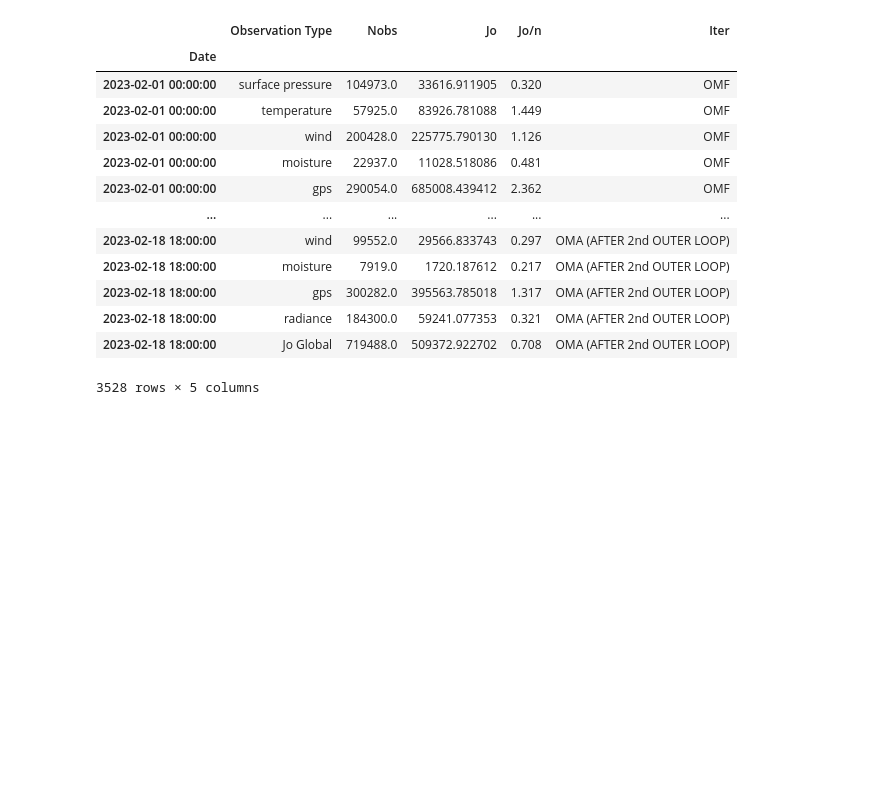
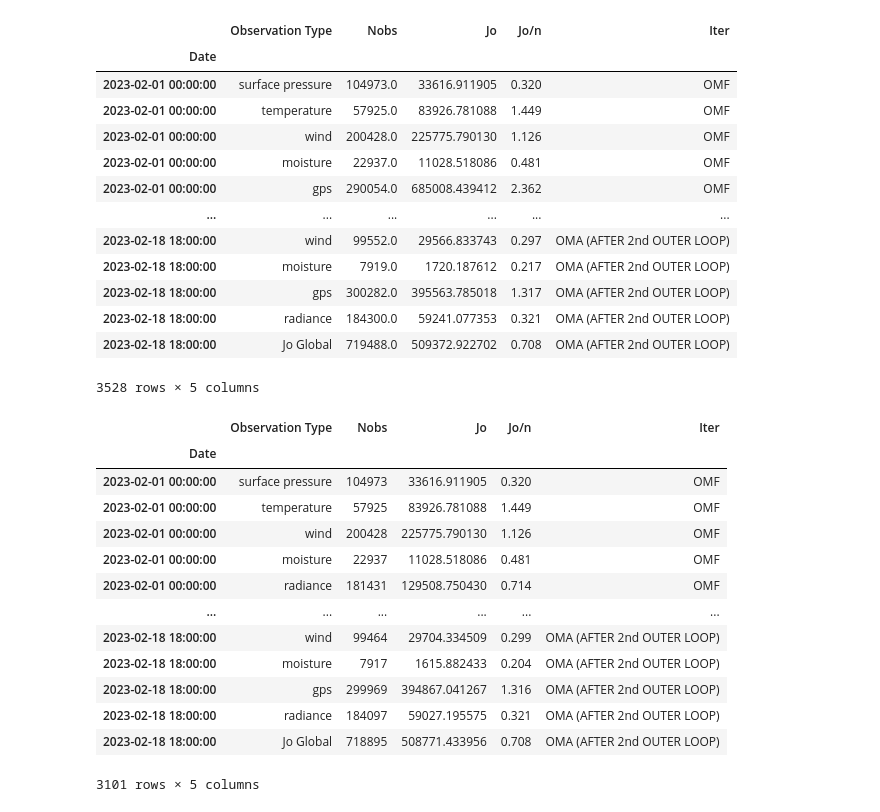
Before and after one commit to GAD-DIMNT-CPTEC/SMNA-Dashboard-Jo, a Jupyter notebook: SMNA-Dashboard_load_files_create_dataframe_save.ipynb, the cells around one changed output. Saved outputs shown, nothing was run; the diff lists cells and outputs as text; code cells hidden in the pictures; blank space fills up the shorter version.

```diff
--- a/SMNA-Dashboard_load_files_create_dataframe_save.ipynb
+++ b/SMNA-Dashboard_load_files_create_dataframe_save.ipynb
@@ -391,3 +391,20 @@ df_preOper.set_index(['Date']).loc['2023-02-01':'2023-02-18']
 | 2023-02-18 18:00:00 | radiance | 184300.0 | 59241.077353 | 0.321 | OMA (AFTER 2nd OUTER LOOP) |
 | 2023-02-18 18:00:00 | Jo Global | 719488.0 | 509372.922702 | 0.708 | OMA (AFTER 2nd OUTER LOOP) |
 3528 rows × 5 columns
+# %%
+df_JGerd.set_index(['Date']).loc['2023-02-01':'2023-02-18']
+# %% [output]
+|  | Observation Type | Nobs | Jo | Jo/n | Iter |
+| Date |  |  |  |  |  |
+| 2023-02-01 00:00:00 | surface pressure | 104973 | 33616.911905 | 0.320 | OMF |
+| 2023-02-01 00:00:00 | temperature | 57925 | 83926.781088 | 1.449 | OMF |
+| 2023-02-01 00:00:00 | wind | 200428 | 225775.790130 | 1.126 | OMF |
+| 2023-02-01 00:00:00 | moisture | 22937 | 11028.518086 | 0.481 | OMF |
+| 2023-02-01 00:00:00 | radiance | 181431 | 129508.750430 | 0.714 | OMF |
+| ... | ... | ... | ... | ... | ... |
+| 2023-02-18 18:00:00 | wind | 99464 | 29704.334509 | 0.299 | OMA (AFTER 2nd OUTER LOOP) |
+| 2023-02-18 18:00:00 | moisture | 7917 | 1615.882433 | 0.204 | OMA (AFTER 2nd OUTER LOOP) |
+| 2023-02-18 18:00:00 | gps | 299969 | 394867.041267 | 1.316 | OMA (AFTER 2nd OUTER LOOP) |
+| 2023-02-18 18:00:00 | radiance | 184097 | 59027.195575 | 0.321 | OMA (AFTER 2nd OUTER LOOP) |
+| 2023-02-18 18:00:00 | Jo Global | 718895 | 508771.433956 | 0.708 | OMA (AFTER 2nd OUTER LOOP) |
+3101 rows × 5 columns
```
Also changed, not shown: parts of 3 cells of this notebook, 5 other files.
